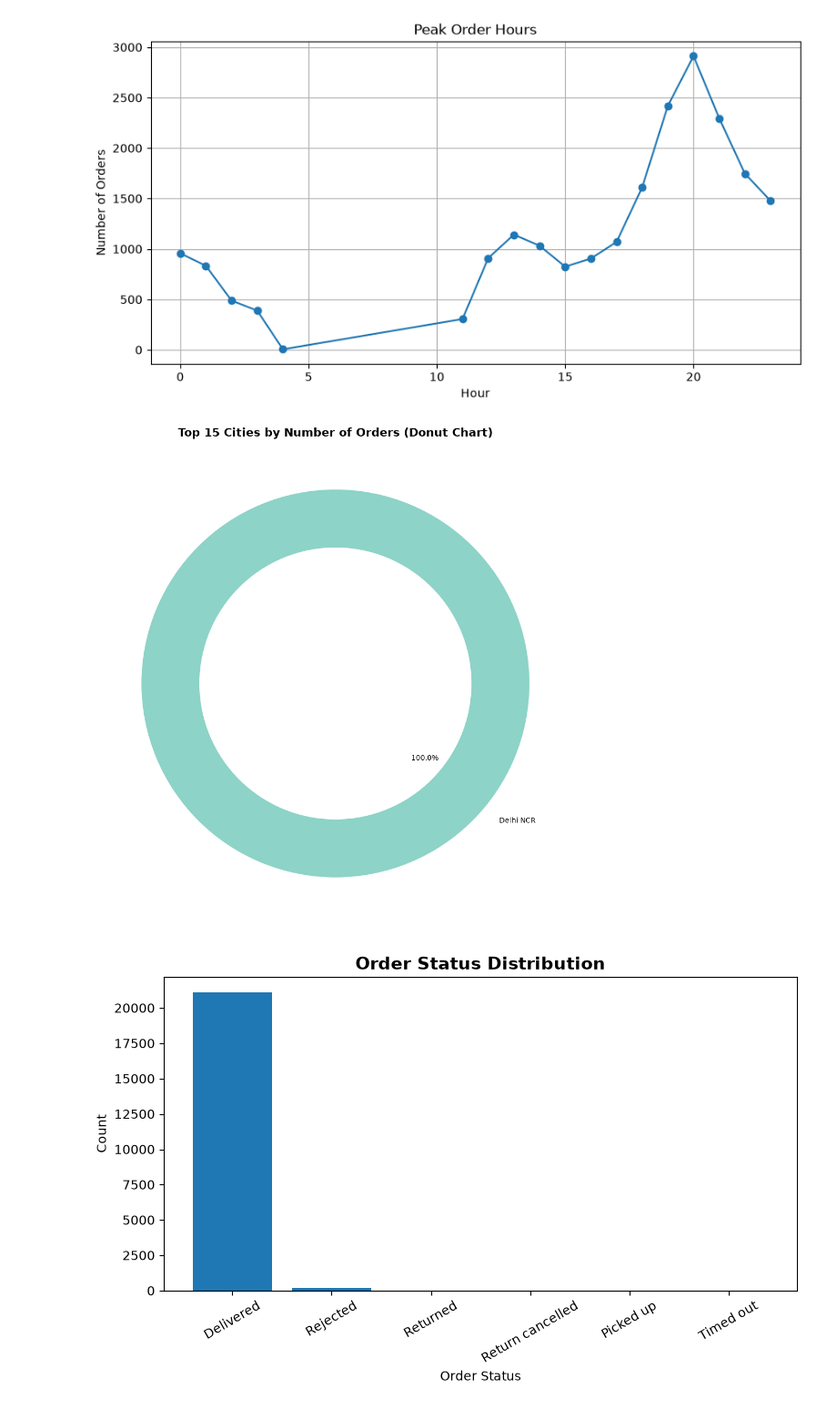
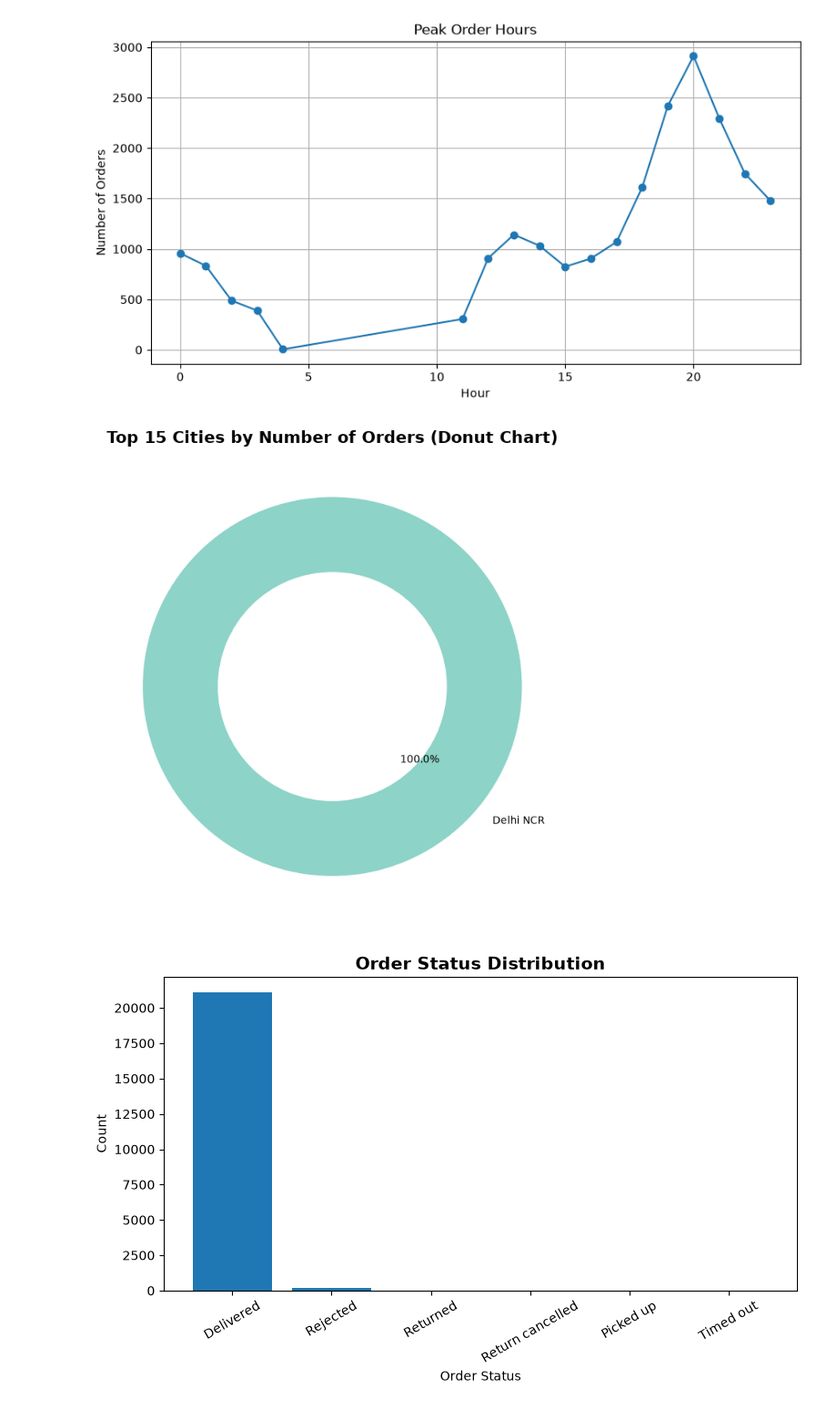
Before and after one commit to shireenfathima202427-dot/Food-Delivery-Sales-Customer-Insights, a Jupyter notebook: Food Delivery Sales & Customer Insights.ipynb, the cells around one changed output. Shown at 91% size. Drawn from its saved outputs; the diff is of its cells as text; code cells hidden in the pictures.

```diff
--- a/Food Delivery Sales & Customer Insights.ipynb
+++ b/Food Delivery Sales & Customer Insights.ipynb
@@ -246,42 +268,41 @@ plt.show()
 # %%
 import pandas as pd
 import matplotlib.pyplot as plt
 
 # Load dataset
-df = pd.read_csv("data/order_history_kaggle_data.csv")  # change path if needed
+df = pd.read_csv("data/order_history_kaggle_data.csv")
 
 # Get top 15 cities
 city_orders = df['City'].value_counts().head(15)
 
 # Plot
-plt.figure(figsize=(10, 10))
+plt.figure(figsize=(12, 7))
 
-colors = plt.cm.Set3(range(len(city_orders)))  # nice colorful palette
+colors = plt.cm.Set3(range(len(city_orders)))
 
 wedges, texts, autotexts = plt.pie(
     city_orders.values,
     labels=city_orders.index,
     autopct='%1.1f%%',
     startangle=140,
     colors=colors,
-    wedgeprops=dict(width=0.4, edgecolor='white')  # THIS makes it a donut
+    wedgeprops=dict(width=0.4, edgecolor='white')  # donut effect
 )
 
-# Title
-plt.title("Top 15 Cities by Number of Orders (Donut Chart)", fontsize=16, fontweight='bold')
-
-# Make center white circle (extra clean look)
-centre_circle = plt.Circle((0, 0), 0.70, fc='white')
+# center hole
+centre_circle = plt.Circle((0, 0), 0.60, fc='white')
 fig = plt.gcf()
 fig.gca().add_artist(centre_circle)
 
-# Save figure BEFORE show
-plt.savefig("images/top_15_cities_donut.png", dpi=300, bbox_inches='tight')
+plt.title("Top 15 Cities by Number of Orders (Donut Chart)", fontsize=16, fontweight='bold')
 
 plt.tight_layout()
+
+plt.savefig("images/top_15_cities_donut.png", dpi=300, bbox_inches="tight")
+
 plt.show()
 # %% [output]
-[figure, old version]
+[figure, new version]
 # %%
 import matplotlib.pyplot as plt
 
```
Also changed, not shown: parts of 4 cells of this notebook, 4 other files.
